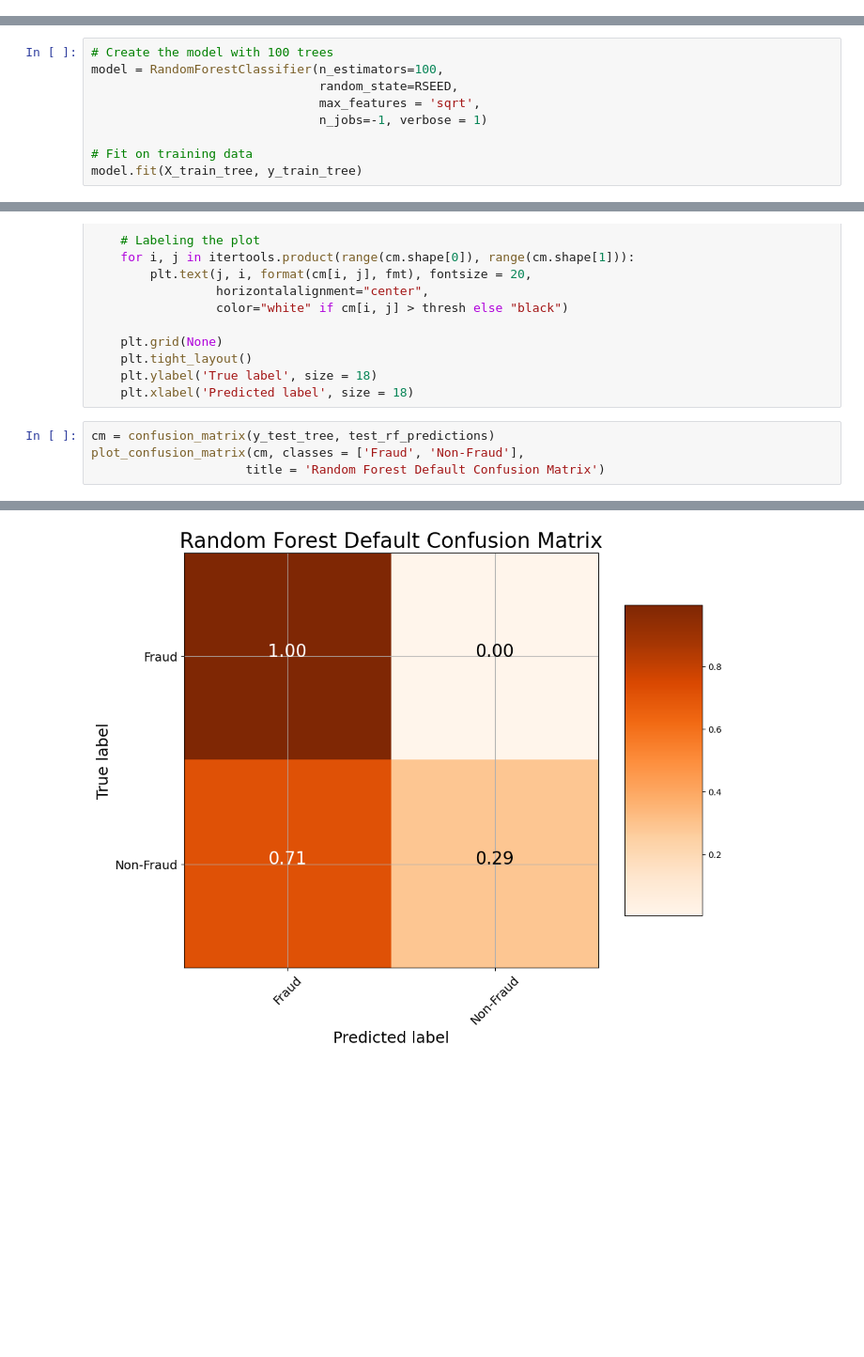
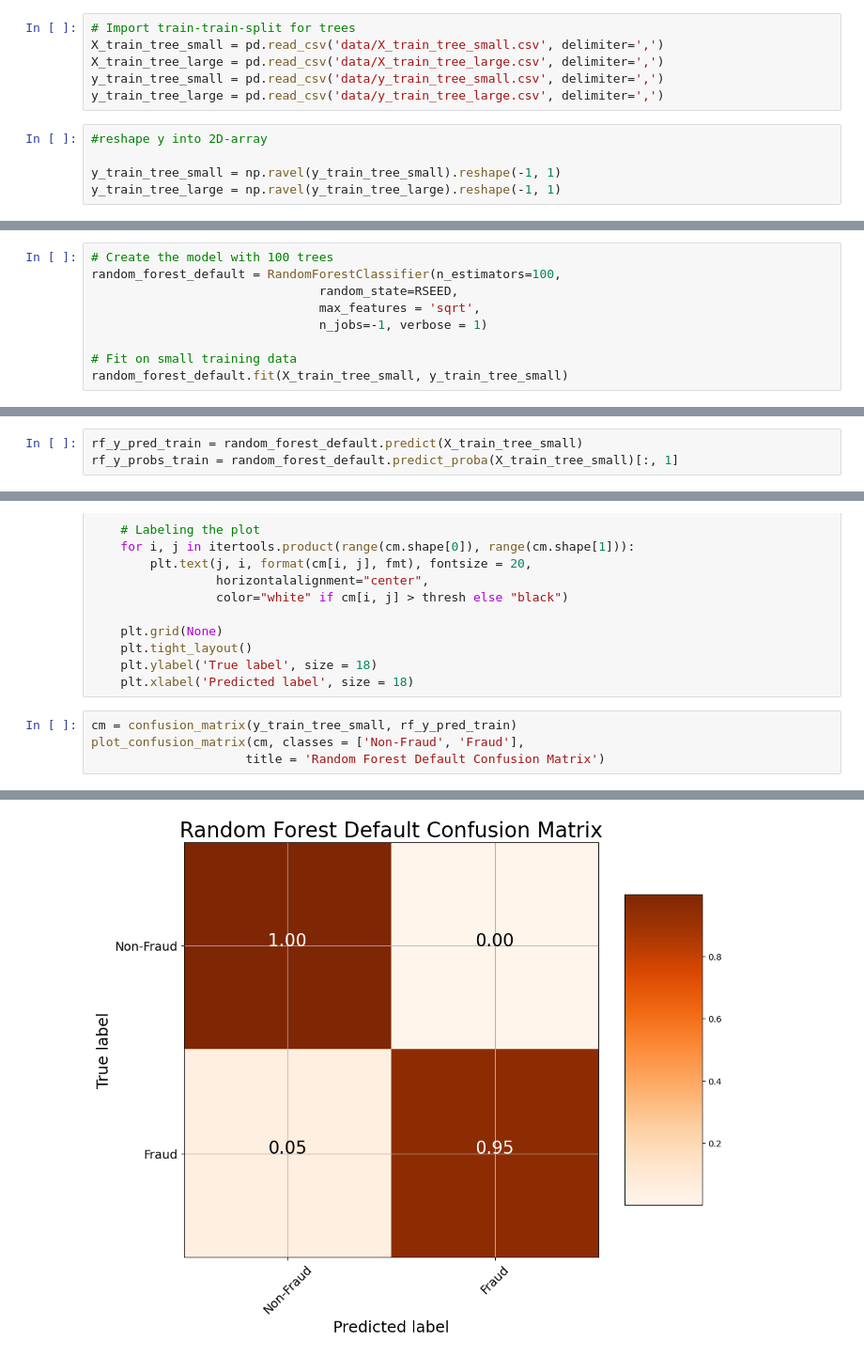
Before and after one commit to Cazta/fraud_detection_electricity_company, a Jupyter notebook: fraud_ml_randomforest.ipynb, the cells around one changed output, grey strips where cells are left out. Shown at 94% size. Saved outputs shown, nothing was run; the diff lists cells and outputs as text; blank space fills up the shorter version.

Commit message:
random forest with default settings on small train-sample

```diff
--- a/fraud_ml_randomforest.ipynb
+++ b/fraud_ml_randomforest.ipynb
@@ -30 +42,12 @@ RSEED = 42
+# %%
+# Import train-train-split for trees
+X_train_tree_small = pd.read_csv('data/X_train_tree_small.csv', delimiter=',')
+X_train_tree_large = pd.read_csv('data/X_train_tree_large.csv', delimiter=',')
+y_train_tree_small = pd.read_csv('data/y_train_tree_small.csv', delimiter=',')
+y_train_tree_large = pd.read_csv('data/y_train_tree_large.csv', delimiter=',')
+# %%
+#reshape y into 2D-array
+
+y_train_tree_small = np.ravel(y_train_tree_small).reshape(-1, 1)
+y_train_tree_large = np.ravel(y_train_tree_large).reshape(-1, 1)
 # %% [markdown]
@@ -50,12 +66,12 @@ y_train_tree = np.ravel(y_train_tree)
 # Instantiating and training model with default hyperparams
 # %%
 # Create the model with 100 trees
-model = RandomForestClassifier(n_estimators=100,
+random_forest_default = RandomForestClassifier(n_estimators=100,
                                random_state=RSEED,
                                max_features = 'sqrt',
                                n_jobs=-1, verbose = 1)
 
-# Fit on training data
-model.fit(X_train_tree, y_train_tree)
+# Fit on small training data
+random_forest_default.fit(X_train_tree_small, y_train_tree_small)
 # %% [output]
 [Parallel(n_jobs=-1)]: Using backend ThreadingBackend with 8 concurrent workers.
@@ -135,0 +94,3 @@ test_rf_probs = model.predict_proba(X_test_tree)[:, 1]
+# %%
+rf_y_pred_train = random_forest_default.predict(X_train_tree_small)
+rf_y_probs_train = random_forest_default.predict_proba(X_train_tree_small)[:, 1]
@@ -175,8 +160,8 @@ def plot_confusion_matrix(cm, classes,
     plt.ylabel('True label', size = 18)
     plt.xlabel('Predicted label', size = 18)
 # %%
-cm = confusion_matrix(y_test_tree, test_rf_predictions)
-plot_confusion_matrix(cm, classes = ['Fraud', 'Non-Fraud'],
+cm = confusion_matrix(y_train_tree_small, rf_y_pred_train)
+plot_confusion_matrix(cm, classes = ['Non-Fraud', 'Fraud'],
                      title = 'Random Forest Default Confusion Matrix')
 # %% [output]
 Normalized confusion matrix
@@ -185 +170 @@ Normalized confusion matrix
-[figure, old version]
+[figure, new version]
```
Also changed, not shown: parts of 21 cells of this notebook.
